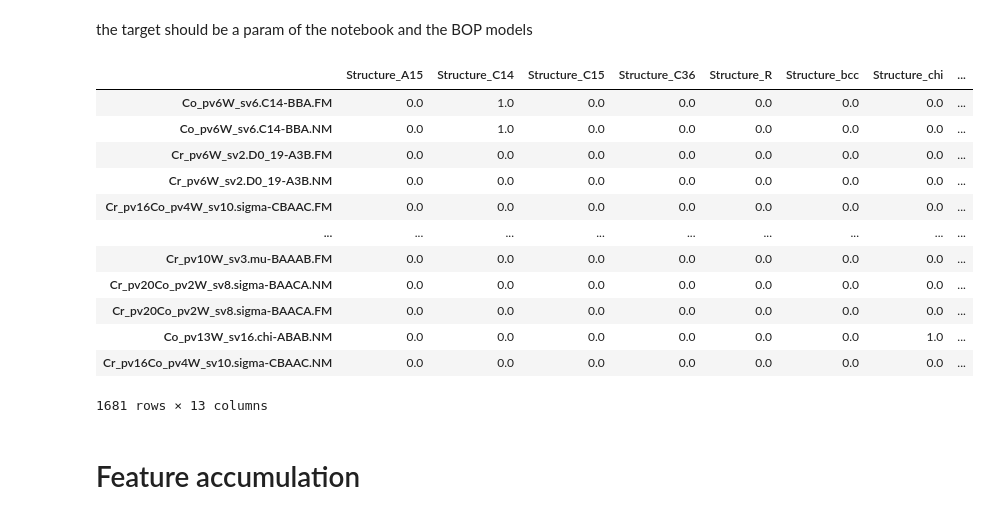
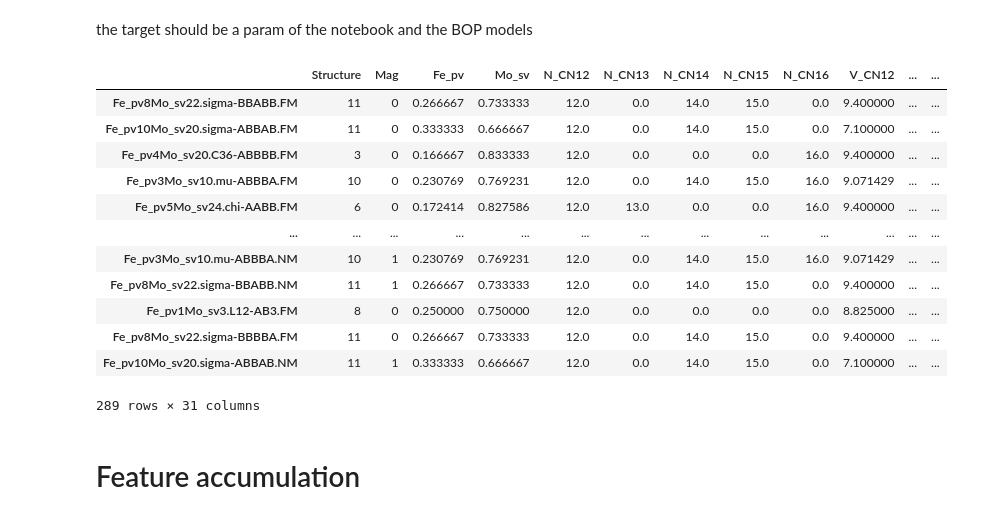
Before and after one commit to AIIMProject/MLFeMoTCPs, a Jupyter notebook: 07_MachineLearn.ipynb, the cells around one changed output. Drawn from its saved outputs; the diff is of its cells as text; code cells hidden in the pictures.

```diff
--- a/07_MachineLearn.ipynb
+++ b/07_MachineLearn.ipynb
@@ -163,21 +196,21 @@ models = {
 }
 trainedmodels = {}
 # %%
-Features['dataset'].filter(regex='Structure|Mag')
+Features['dataset']
 # %% [output]
-|  | Structure_A15 | Structure_C14 | Structure_C15 | Structure_C36 | Structure_R | Structure_bcc | Structure_chi | ... |
-| Co_pv6W_sv6.C14-BBA.FM | 0.0 | 1.0 | 0.0 | 0.0 | 0.0 | 0.0 | 0.0 | ... |
-| Co_pv6W_sv6.C14-BBA.NM | 0.0 | 1.0 | 0.0 | 0.0 | 0.0 | 0.0 | 0.0 | ... |
-| Cr_pv6W_sv2.D0_19-A3B.FM | 0.0 | 0.0 | 0.0 | 0.0 | 0.0 | 0.0 | 0.0 | ... |
-| Cr_pv6W_sv2.D0_19-A3B.NM | 0.0 | 0.0 | 0.0 | 0.0 | 0.0 | 0.0 | 0.0 | ... |
-| Cr_pv16Co_pv4W_sv10.sigma-CBAAC.FM | 0.0 | 0.0 | 0.0 | 0.0 | 0.0 | 0.0 | 0.0 | ... |
-| ... | ... | ... | ... | ... | ... | ... | ... | ... |
-| Cr_pv10W_sv3.mu-BAAAB.FM | 0.0 | 0.0 | 0.0 | 0.0 | 0.0 | 0.0 | 0.0 | ... |
-| Cr_pv20Co_pv2W_sv8.sigma-BAACA.NM | 0.0 | 0.0 | 0.0 | 0.0 | 0.0 | 0.0 | 0.0 | ... |
-| Cr_pv20Co_pv2W_sv8.sigma-BAACA.FM | 0.0 | 0.0 | 0.0 | 0.0 | 0.0 | 0.0 | 0.0 | ... |
-| Co_pv13W_sv16.chi-ABAB.NM | 0.0 | 0.0 | 0.0 | 0.0 | 0.0 | 0.0 | 1.0 | ... |
-| Cr_pv16Co_pv4W_sv10.sigma-CBAAC.NM | 0.0 | 0.0 | 0.0 | 0.0 | 0.0 | 0.0 | 0.0 | ... |
+|  | Structure | Mag | Fe_pv | Mo_sv | N_CN12 | N_CN13 | N_CN14 | N_CN15 | N_CN16 | V_CN12 | ... | ... |
+| Fe_pv8Mo_sv22.sigma-BBABB.FM | 11 | 0 | 0.266667 | 0.733333 | 12.0 | 0.0 | 14.0 | 15.0 | 0.0 | 9.400000 | ... | ... |
+| Fe_pv10Mo_sv20.sigma-ABBAB.FM | 11 | 0 | 0.333333 | 0.666667 | 12.0 | 0.0 | 14.0 | 15.0 | 0.0 | 7.100000 | ... | ... |
+| Fe_pv4Mo_sv20.C36-ABBBB.FM | 3 | 0 | 0.166667 | 0.833333 | 12.0 | 0.0 | 0.0 | 0.0 | 16.0 | 9.400000 | ... | ... |
+| Fe_pv3Mo_sv10.mu-ABBBA.FM | 10 | 0 | 0.230769 | 0.769231 | 12.0 | 0.0 | 14.0 | 15.0 | 16.0 | 9.071429 | ... | ... |
+| Fe_pv5Mo_sv24.chi-AABB.FM | 6 | 0 | 0.172414 | 0.827586 | 12.0 | 13.0 | 0.0 | 0.0 | 16.0 | 9.400000 | ... | ... |
+| ... | ... | ... | ... | ... | ... | ... | ... | ... | ... | ... | ... | ... |
+| Fe_pv3Mo_sv10.mu-ABBBA.NM | 10 | 1 | 0.230769 | 0.769231 | 12.0 | 0.0 | 14.0 | 15.0 | 16.0 | 9.071429 | ... | ... |
+| Fe_pv8Mo_sv22.sigma-BBABB.NM | 11 | 1 | 0.266667 | 0.733333 | 12.0 | 0.0 | 14.0 | 15.0 | 0.0 | 9.400000 | ... | ... |
+| Fe_pv1Mo_sv3.L12-AB3.FM | 8 | 0 | 0.250000 | 0.750000 | 12.0 | 0.0 | 0.0 | 0.0 | 0.0 | 8.825000 | ... | ... |
+| Fe_pv8Mo_sv22.sigma-BBBBA.FM | 11 | 0 | 0.266667 | 0.733333 | 12.0 | 0.0 | 14.0 | 15.0 | 0.0 | 9.400000 | ... | ... |
+| Fe_pv10Mo_sv20.sigma-ABBAB.NM | 11 | 1 | 0.333333 | 0.666667 | 12.0 | 0.0 | 14.0 | 15.0 | 0.0 | 7.100000 | ... | ... |
-1681 rows × 13 columns
+289 rows × 31 columns
 # %%
 combis = product(models.items(),  Features.items())
 Y = BS[target]#[X.index]
```
Also changed, not shown: parts of 26 cells of this notebook.
